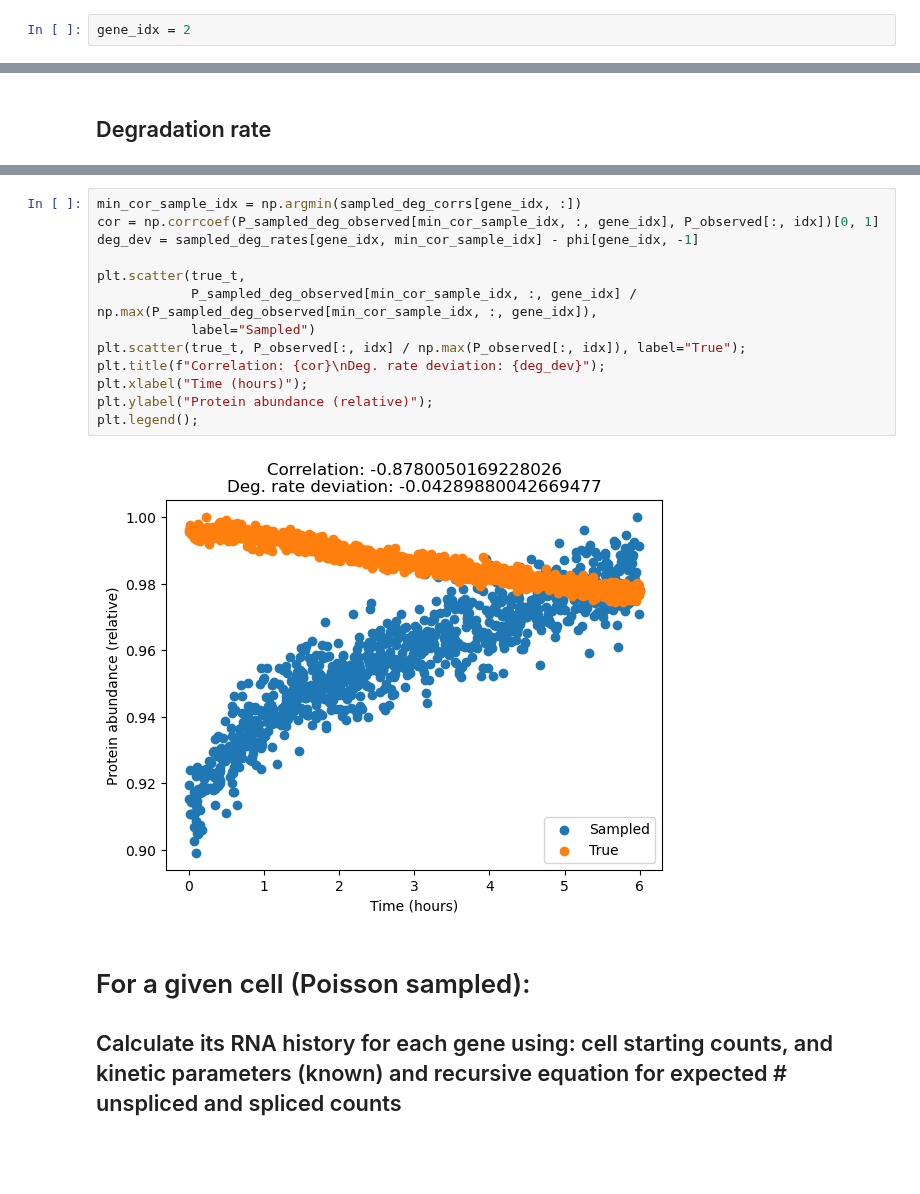
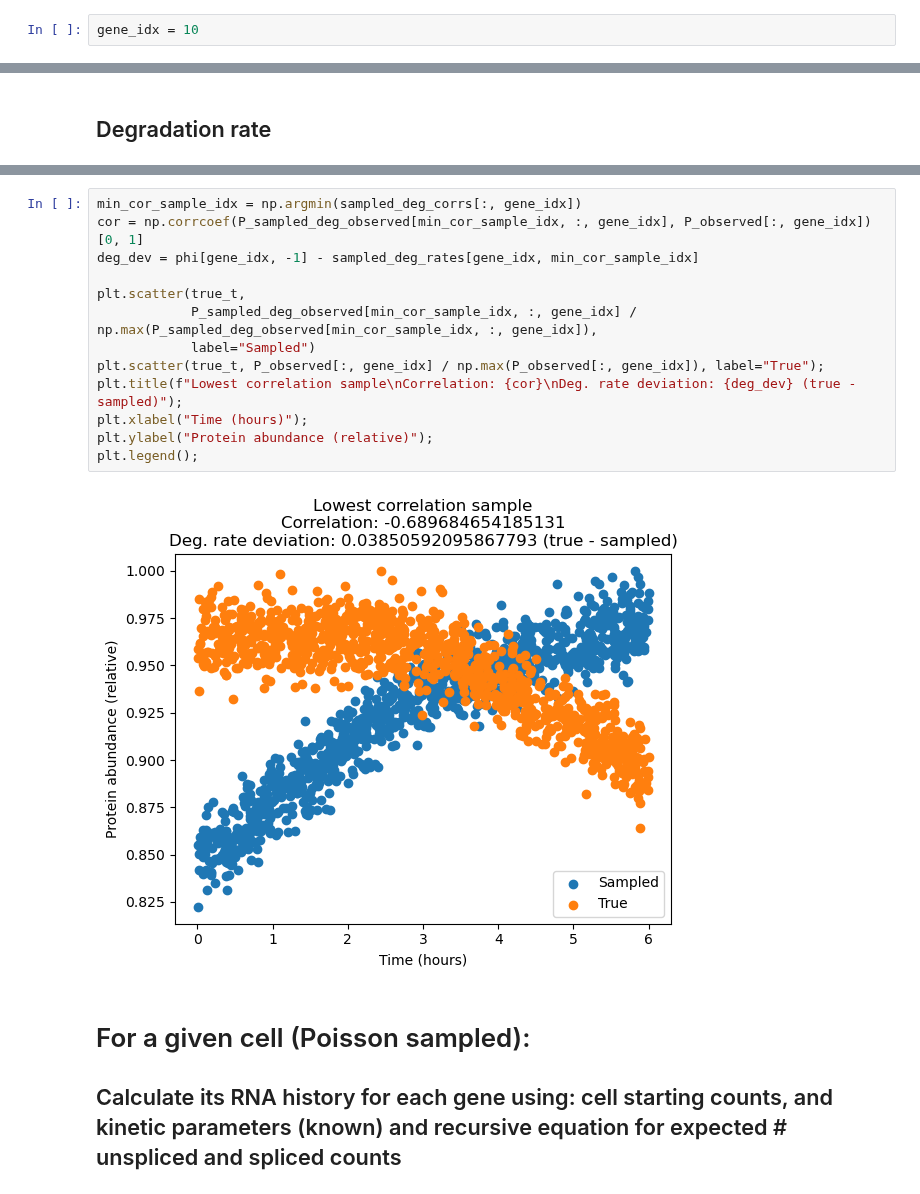
Before and after one commit to reliscu/chronocell_simulations, a Jupyter notebook: simulate_protein_imputation.ipynb, the cells around one changed output, grey strips where cells are left out. Saved outputs shown, nothing was run; the diff lists cells and outputs as text; blank space fills up the shorter version.

Commit message:
exploring impact of using the wrong translation or degradation rate on protein estimates

```diff
--- a/simulate_protein_imputation.ipynb
+++ b/simulate_protein_imputation.ipynb
@@ -84,7 +84,7 @@ sampled_deg_corrs = np.array([[np.corrcoef(P_sampled_deg_observed[r, :, idx],
 sampled_transl_errors = np.array([np.sqrt(np.mean((P_sampled_transl_observed[:, :, idx] - P_observed[None, :, idx])**2, axis=1)) for idx in range(p)])
 sampled_deg_errors = np.array([np.sqrt(np.mean((P_sampled_deg_observed[:, :, idx] - P_observed[None, :, idx])**2, axis=1)) for idx in range(p)])
 # %%
-gene_idx = 2
+gene_idx = 10
 # %% [markdown]
 ## Translation rate
 # %%
@@ -162,18 +175,18 @@ plt.legend();
 # %%
-min_cor_sample_idx = np.argmin(sampled_deg_corrs[gene_idx, :])
-cor = np.corrcoef(P_sampled_deg_observed[min_cor_sample_idx, :, gene_idx], P_observed[:, idx])[0, 1]
-deg_dev = sampled_deg_rates[gene_idx, min_cor_sample_idx] - phi[gene_idx, -1]
+min_cor_sample_idx = np.argmin(sampled_deg_corrs[:, gene_idx])
+cor = np.corrcoef(P_sampled_deg_observed[min_cor_sample_idx, :, gene_idx], P_observed[:, gene_idx])[0, 1]
+deg_dev = phi[gene_idx, -1] - sampled_deg_rates[gene_idx, min_cor_sample_idx]
 
 plt.scatter(true_t,
             P_sampled_deg_observed[min_cor_sample_idx, :, gene_idx] / np.max(P_sampled_deg_observed[min_cor_sample_idx, :, gene_idx]),
             label="Sampled")
-plt.scatter(true_t, P_observed[:, idx] / np.max(P_observed[:, idx]), label="True");
-plt.title(f"Correlation: {cor}\nDeg. rate deviation: {deg_dev}");
+plt.scatter(true_t, P_observed[:, gene_idx] / np.max(P_observed[:, gene_idx]), label="True");
+plt.title(f"Lowest correlation sample\nCorrelation: {cor}\nDeg. rate deviation: {deg_dev} (true - sampled)");
 plt.xlabel("Time (hours)");
 plt.ylabel("Protein abundance (relative)");
 plt.legend();
 # %% [output]
-[figure, old version]
+[figure, new version]
 # %% [markdown]
 # For a given cell (Poisson sampled):
 ## Calculate its RNA history for each gene using: cell starting counts, and kinetic parameters (known) and recursive equation for expected # unspliced and spliced counts
```
Also changed, not shown: parts of 8 cells of this notebook.
